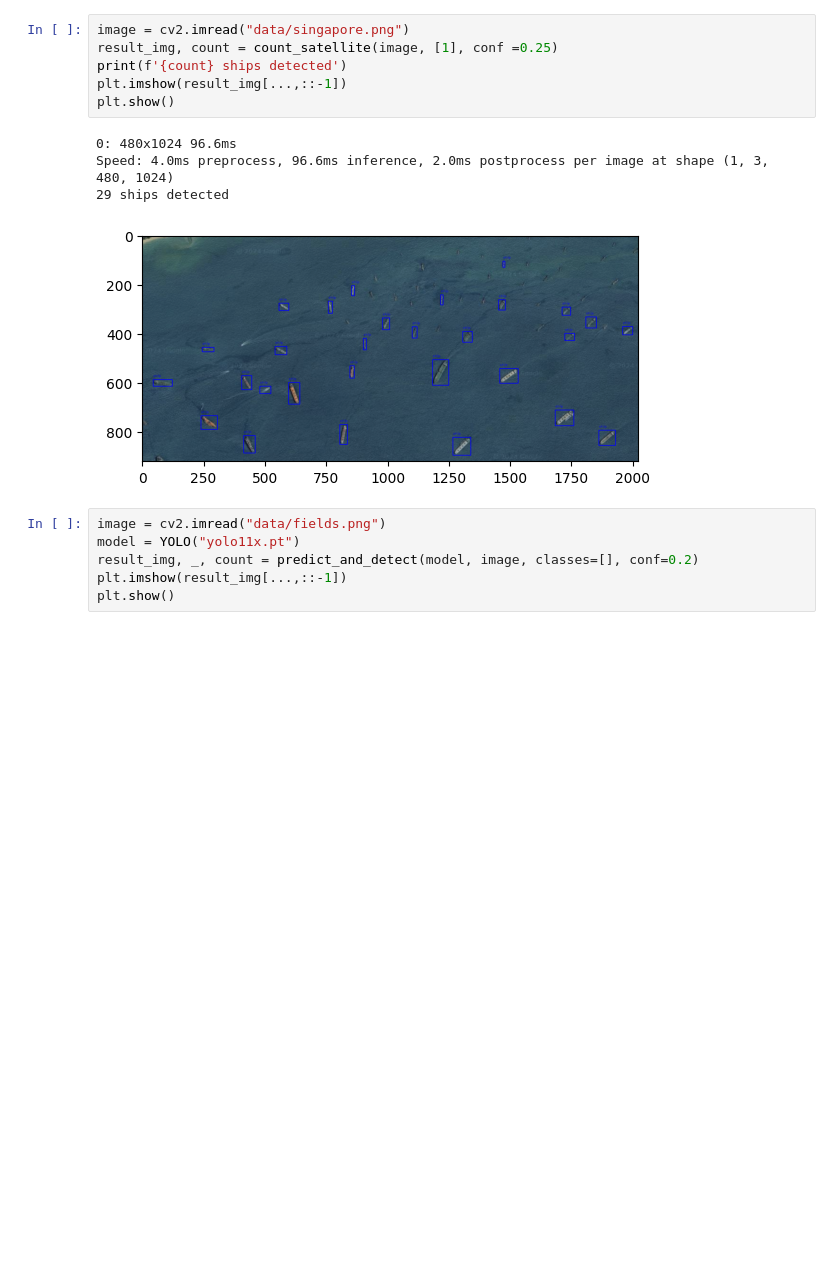
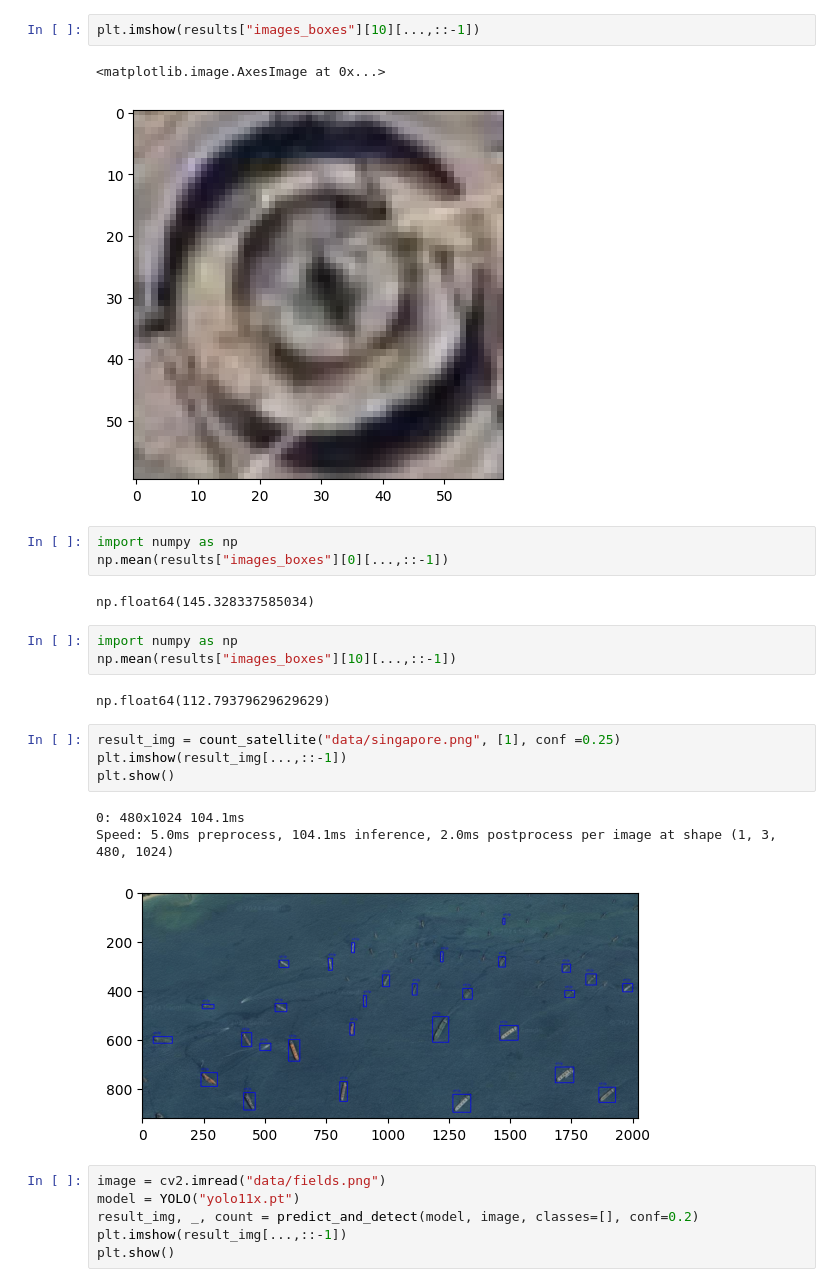
Before and after one commit to wesleymth/Lauzhack-2024-Counting-Stuff, a Jupyter notebook: yolo.ipynb, the cells around one changed output. Cells and saved outputs as stored; diff of their text form; blank space fills up the shorter version.

```diff
--- a/yolo.ipynb
+++ b/yolo.ipynb
@@ -24,13 +75,25 @@ Speed: 6.0ms preprocess, 168.5ms inference, 8.0ms postprocess per image at shape
+# %%
+plt.imshow(results["images_boxes"][10][...,::-1])
+# %% [output]
+<matplotlib.image.AxesImage at 0x...>
+[figure, added]
+# %%
+import numpy as np
+np.mean(results["images_boxes"][0][...,::-1])
+# %% [output]
+np.float64(145.328337585034)
+# %%
+import numpy as np
+np.mean(results["images_boxes"][10][...,::-1])
+# %% [output]
+np.float64(112.79379629629629)
 # %%
-image = cv2.imread("data/singapore.png")
-result_img, count = count_satellite(image, [1], conf =0.25)
-print(f'{count} ships detected')
+result_img = count_satellite("data/singapore.png", [1], conf =0.25)
 plt.imshow(result_img[...,::-1])
 plt.show()
 # %% [output]
-0: 480x1024 96.6ms
-Speed: 4.0ms preprocess, 96.6ms inference, 2.0ms postprocess per image at shape (1, 3, 480, 1024)
-29 ships detected
+0: 480x1024 104.1ms
+Speed: 5.0ms preprocess, 104.1ms inference, 2.0ms postprocess per image at shape (1, 3, 480, 1024)
 [figure]
 # %%
 image = cv2.imread("data/fields.png")
```
Also changed, not shown: parts of 9 cells of this notebook, 2 other files.
